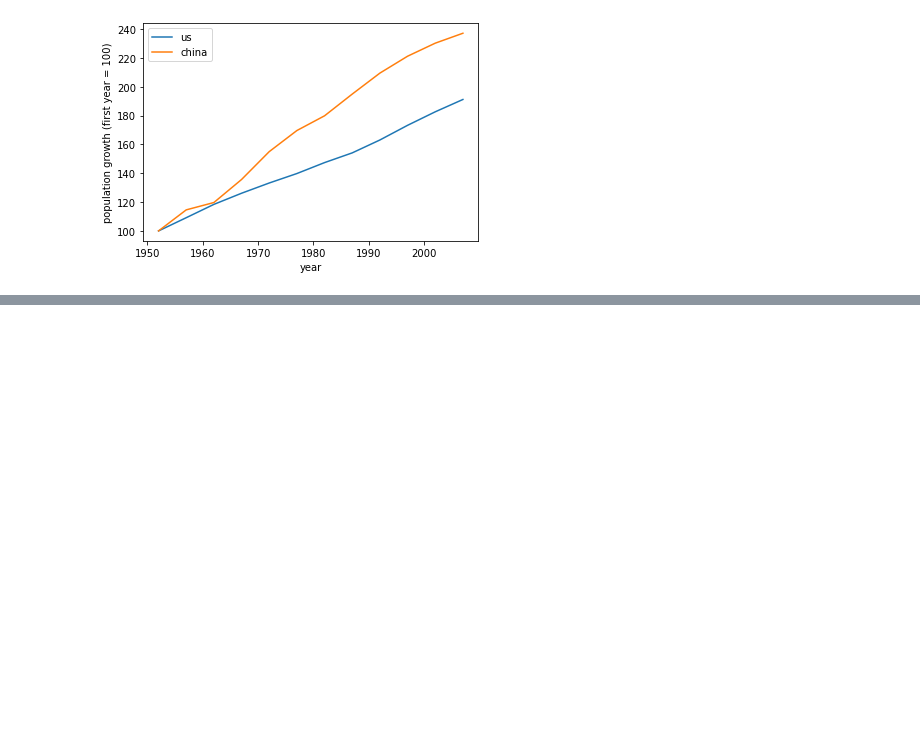
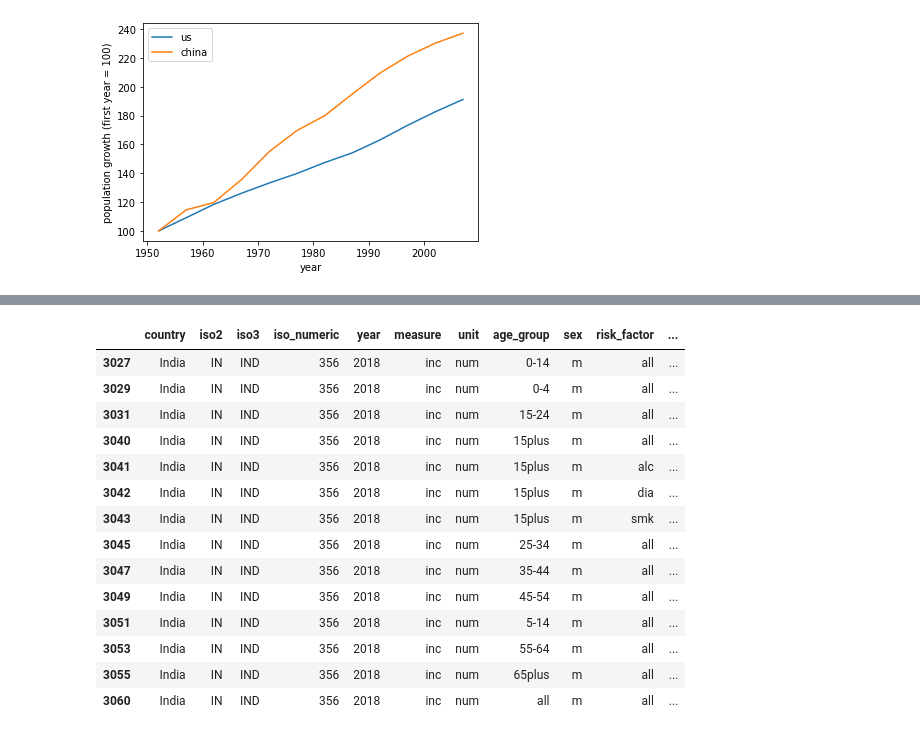
Before and after one commit to puja-ui/Data-Visualisation, a Jupyter notebook: data vs.ipynb, the cells around one changed output, grey strips where cells are left out. Saved outputs shown, nothing was run; the diff lists cells and outputs as text; code cells hidden in the pictures; blank space fills up the shorter version.

```diff
--- a/data vs.ipynb
+++ b/data vs.ipynb
@@ -263,0 +306,18 @@ plt.show()
+# %%
+tbmale
+# %% [output]
+|  | country | iso2 | iso3 | iso_numeric | year | measure | unit | age_group | sex | risk_factor | ... |
+| 3027 | India | IN | IND | 356 | 2018 | inc | num | 0-14 | m | all | ... |
+| 3029 | India | IN | IND | 356 | 2018 | inc | num | 0-4 | m | all | ... |
+| 3031 | India | IN | IND | 356 | 2018 | inc | num | 15-24 | m | all | ... |
+| 3040 | India | IN | IND | 356 | 2018 | inc | num | 15plus | m | all | ... |
+| 3041 | India | IN | IND | 356 | 2018 | inc | num | 15plus | m | alc | ... |
+| 3042 | India | IN | IND | 356 | 2018 | inc | num | 15plus | m | dia | ... |
+| 3043 | India | IN | IND | 356 | 2018 | inc | num | 15plus | m | smk | ... |
+| 3045 | India | IN | IND | 356 | 2018 | inc | num | 25-34 | m | all | ... |
+| 3047 | India | IN | IND | 356 | 2018 | inc | num | 35-44 | m | all | ... |
+| 3049 | India | IN | IND | 356 | 2018 | inc | num | 45-54 | m | all | ... |
+| 3051 | India | IN | IND | 356 | 2018 | inc | num | 5-14 | m | all | ... |
+| 3053 | India | IN | IND | 356 | 2018 | inc | num | 55-64 | m | all | ... |
+| 3055 | India | IN | IND | 356 | 2018 | inc | num | 65plus | m | all | ... |
+| 3060 | India | IN | IND | 356 | 2018 | inc | num | all | m | all | ... |
```
Also changed, not shown: parts of 8 cells of this notebook.
